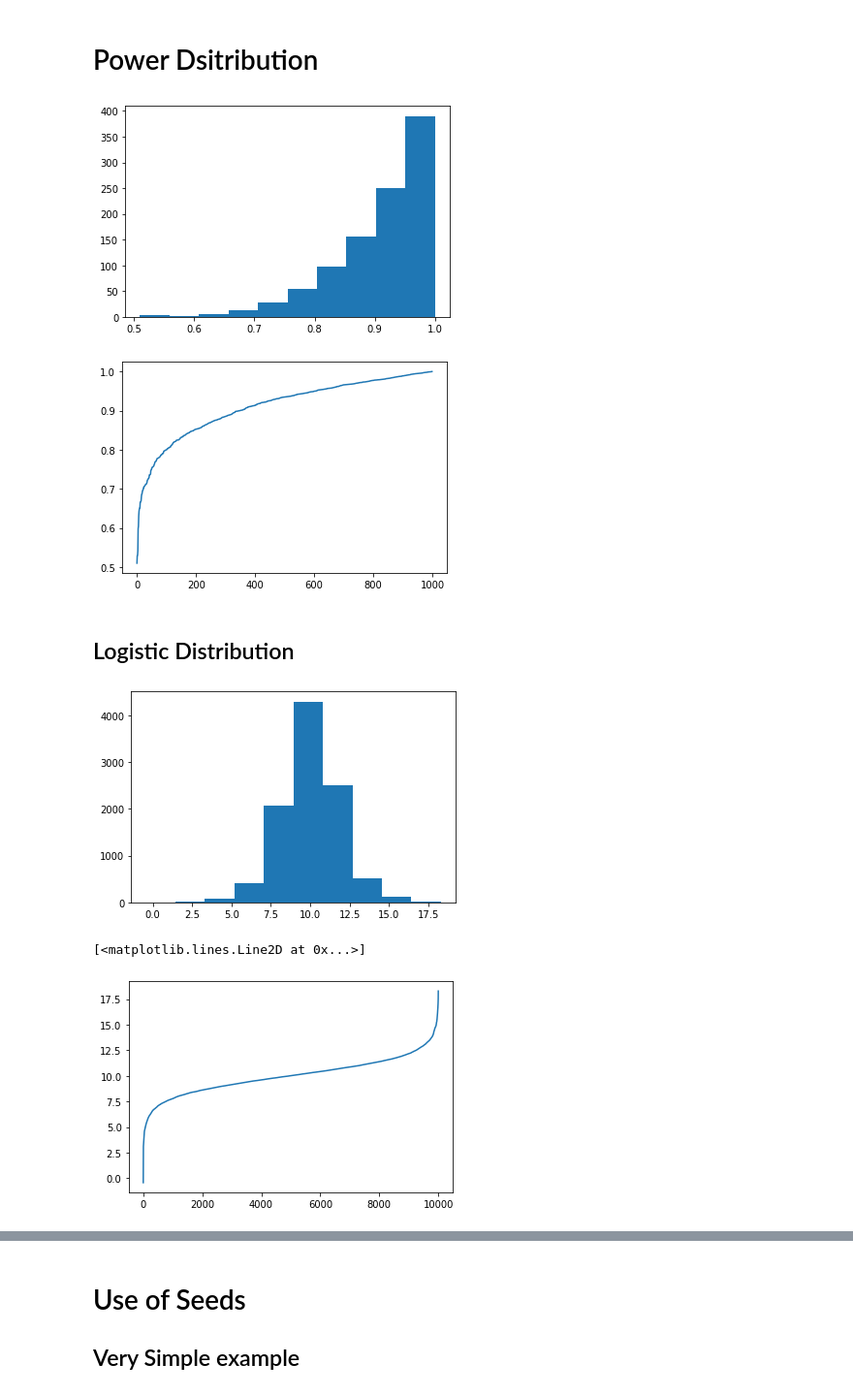
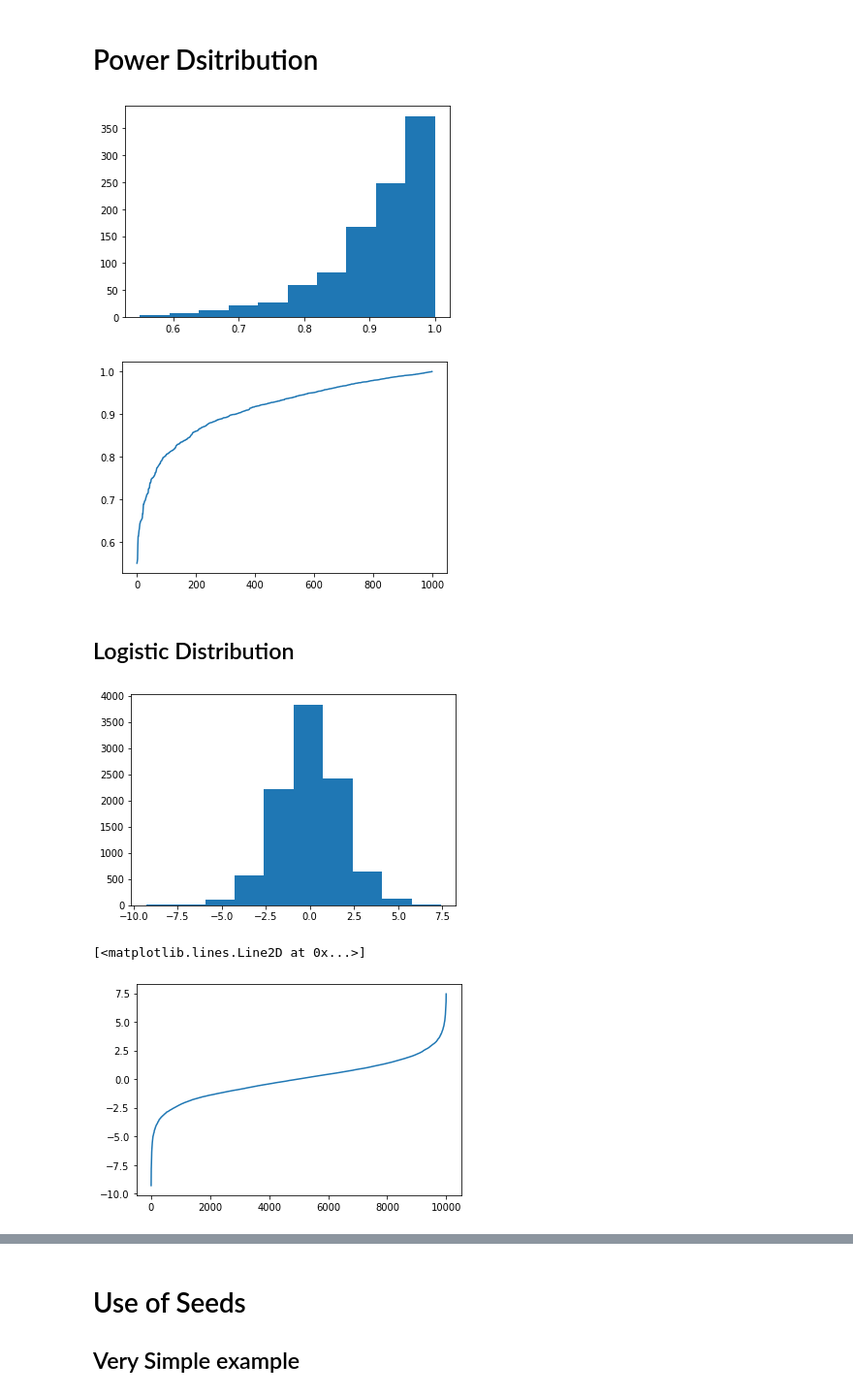
Before and after one commit to itskeithstudent/Programming-for-Data-Analysis-52465-Assignment, a Jupyter notebook: numpy_random.ipynb, the cells around one changed output, grey strips where cells are left out. Shown: that part at 97% size. Saved outputs shown, nothing was run; the diff lists cells and outputs as text; code cells hidden in the pictures.

Commit message:
update input parameters for logistic distribution add laplace distribution example

```diff
--- a/numpy_random.ipynb
+++ b/numpy_random.ipynb
@@ -195,22 +195,22 @@ plt.hist(exp_dist_array);
 # %%
 power_dist_array = rng.power(10,1000)
 power_dist_array.sort()
-plt.hist(power_)
+plt.hist(power_dist_array)
 plt.show()
-plt.plot(power_)
+plt.plot(power_dist_array)
 plt.show();
 # %% [output]
-[figure, old version]
+[figure, new version]
-[figure, old version]
+[figure, new version]
 # %% [markdown]
 ## Logistic Distribution
 # %%
-log_dist_array = np.random.default_rng().logistic(loc, scale, 10000)
+log_dist_array = np.random.default_rng().logistic(loc=0, scale=1, size=10000)
 log_dist_array.sort() #sorting the array to do lineplot
 plt.hist(log_dist_array)
 plt.show();
 plt.plot(log_dist_array)
 # %% [output]
-[figure, old version]
+[figure, new version]
 [<matplotlib.lines.Line2D at 0x...>]
-[figure, old version]
+[figure, new version]
```
Also changed, not shown: parts of 14 cells of this notebook.
